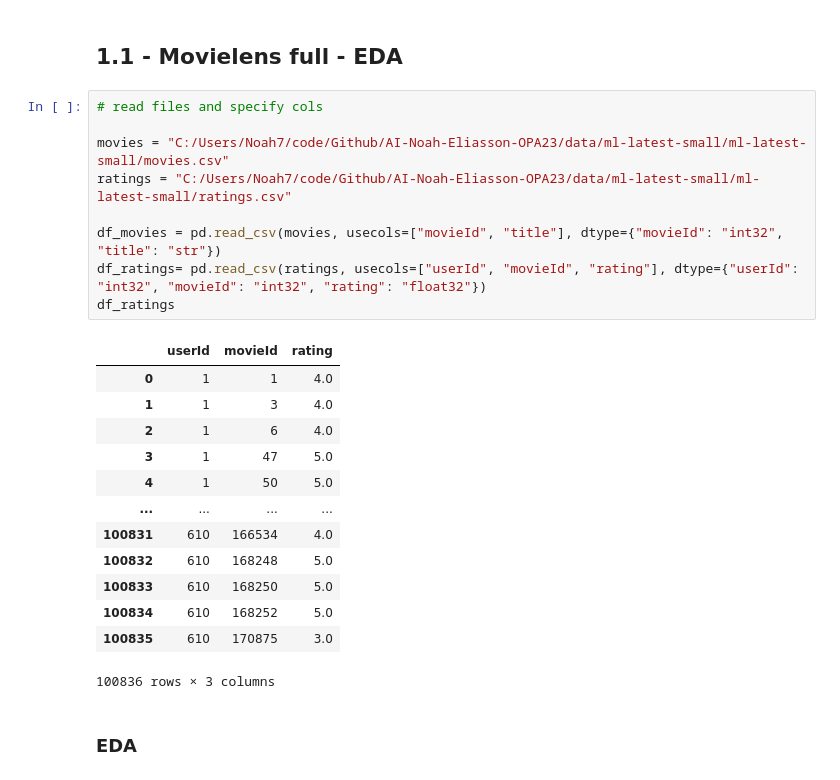
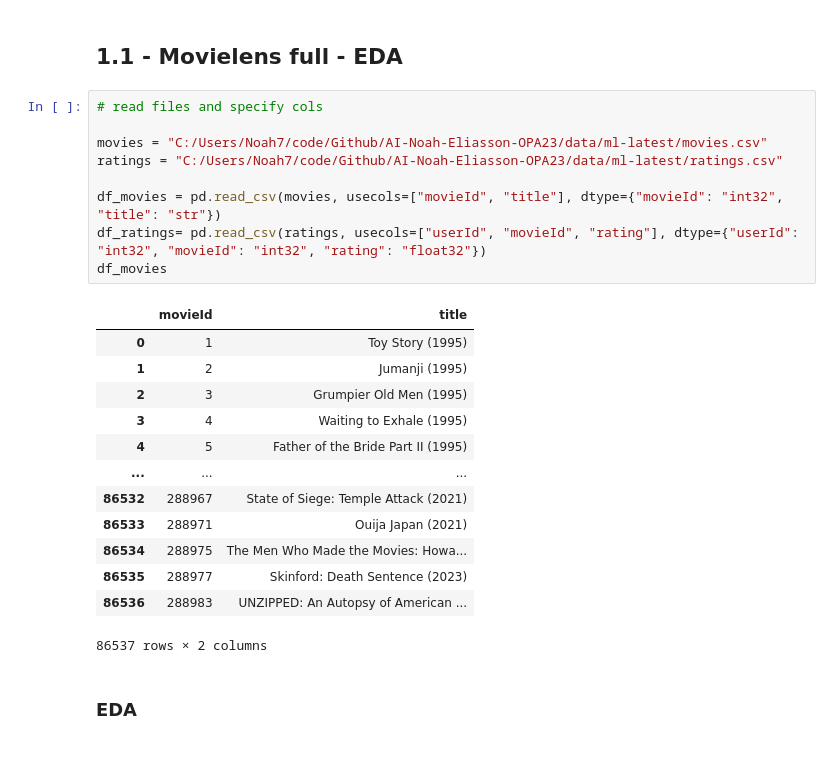
Before and after one commit to NoahEliasson/AI-Noah-Eliasson-OPA23, a Jupyter notebook: labs/Lab_1_Recommendation_system.ipynb, the cells around one changed output. Drawn from its saved outputs; the diff is of its cells as text.

```diff
--- a/labs/Lab_1_Recommendation_system.ipynb
+++ b/labs/Lab_1_Recommendation_system.ipynb
@@ -80,26 +98,26 @@ Name: title, dtype: object
 # %%
 # read files and specify cols
 
-movies = "C:/Users/Noah7/code/Github/AI-Noah-Eliasson-OPA23/data/ml-latest-small/ml-latest-small/movies.csv"
-ratings = "C:/Users/Noah7/code/Github/AI-Noah-Eliasson-OPA23/data/ml-latest-small/ml-latest-small/ratings.csv"
+movies = "C:/Users/Noah7/code/Github/AI-Noah-Eliasson-OPA23/data/ml-latest/movies.csv"
+ratings = "C:/Users/Noah7/code/Github/AI-Noah-Eliasson-OPA23/data/ml-latest/ratings.csv"
 
 df_movies = pd.read_csv(movies, usecols=["movieId", "title"], dtype={"movieId": "int32", "title": "str"})
 df_ratings= pd.read_csv(ratings, usecols=["userId", "movieId", "rating"], dtype={"userId": "int32", "movieId": "int32", "rating": "float32"})
-df_ratings
+df_movies
 # %% [output]
-|  | userId | movieId | rating |
-| 0 | 1 | 1 | 4.0 |
-| 1 | 1 | 3 | 4.0 |
-| 2 | 1 | 6 | 4.0 |
-| 3 | 1 | 47 | 5.0 |
-| 4 | 1 | 50 | 5.0 |
-| ... | ... | ... | ... |
-| 100831 | 610 | 166534 | 4.0 |
-| 100832 | 610 | 168248 | 5.0 |
-| 100833 | 610 | 168250 | 5.0 |
-| 100834 | 610 | 168252 | 5.0 |
-| 100835 | 610 | 170875 | 3.0 |
+|  | movieId | title |
+| 0 | 1 | Toy Story (1995) |
+| 1 | 2 | Jumanji (1995) |
+| 2 | 3 | Grumpier Old Men (1995) |
+| 3 | 4 | Waiting to Exhale (1995) |
+| 4 | 5 | Father of the Bride Part II (1995) |
+| ... | ... | ... |
+| 86532 | 288967 | State of Siege: Temple Attack (2021) |
+| 86533 | 288971 | Ouija Japan (2021) |
+| 86534 | 288975 | The Men Who Made the Movies: Howa... |
+| 86535 | 288977 | Skinford: Death Sentence (2023) |
+| 86536 | 288983 | UNZIPPED: An Autopsy of American ... |
-100836 rows × 3 columns
+86537 rows × 2 columns
 # %% [markdown]
 ### EDA
 # %% [markdown]
```
Also changed, not shown: parts of 19 cells of this notebook, 3 other files.
